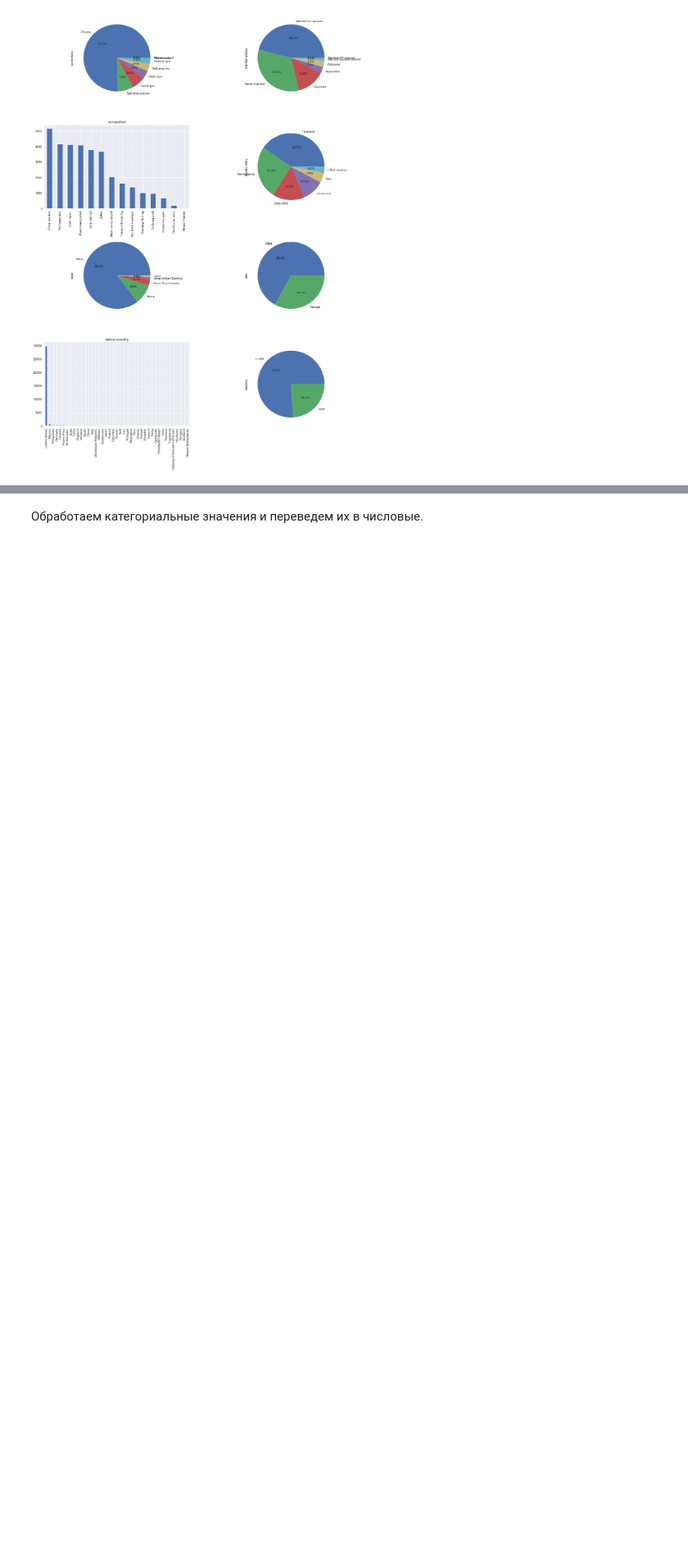
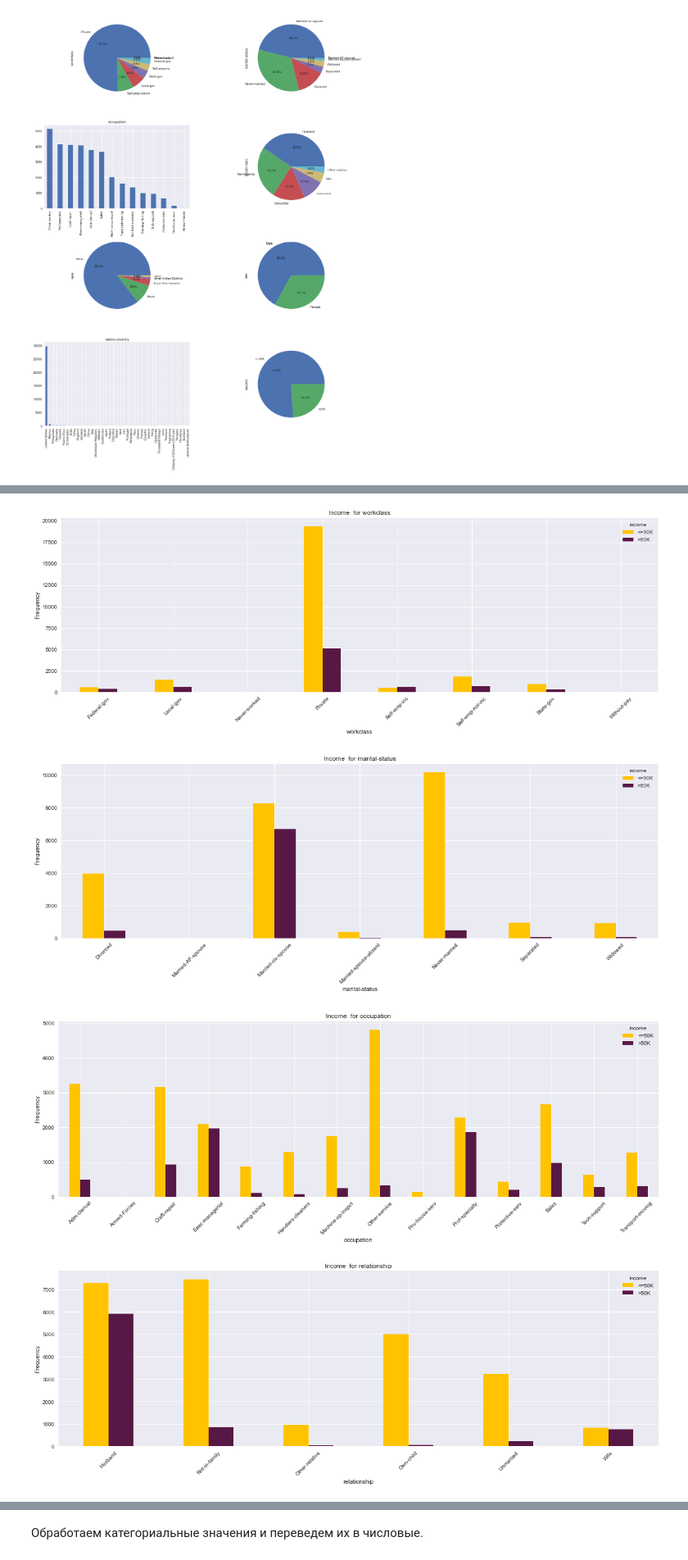
Before and after one commit to AligoruM/ML, a Jupyter notebook: Task1.ipynb, the cells around one changed output, grey strips where cells are left out. Shown at 82% size. Saved outputs shown, nothing was run; the diff lists cells and outputs as text; code cells hidden in the pictures; blank space fills up the shorter version.

```diff
--- a/Task1.ipynb
+++ b/Task1.ipynb
@@ -231,0 +232,12 @@ for i in range(len(noncategorical)):
+# %%
+for col in categorical:
+    pd.crosstab(raw_data[col], raw_data['income']).plot(kind="bar",figsize=(20,6),color=['#FFC300','#581845' ])
+    plt.title('Income  for ' + col)
+    plt.xticks(rotation=45)
+    plt.ylabel('Frequency')
+    plt.show()
+# %% [output]
+[figure, added]
+[figure, added]
+[figure, added]
+[figure, added]
```
Also changed, not shown: parts of 2 cells of this notebook.
